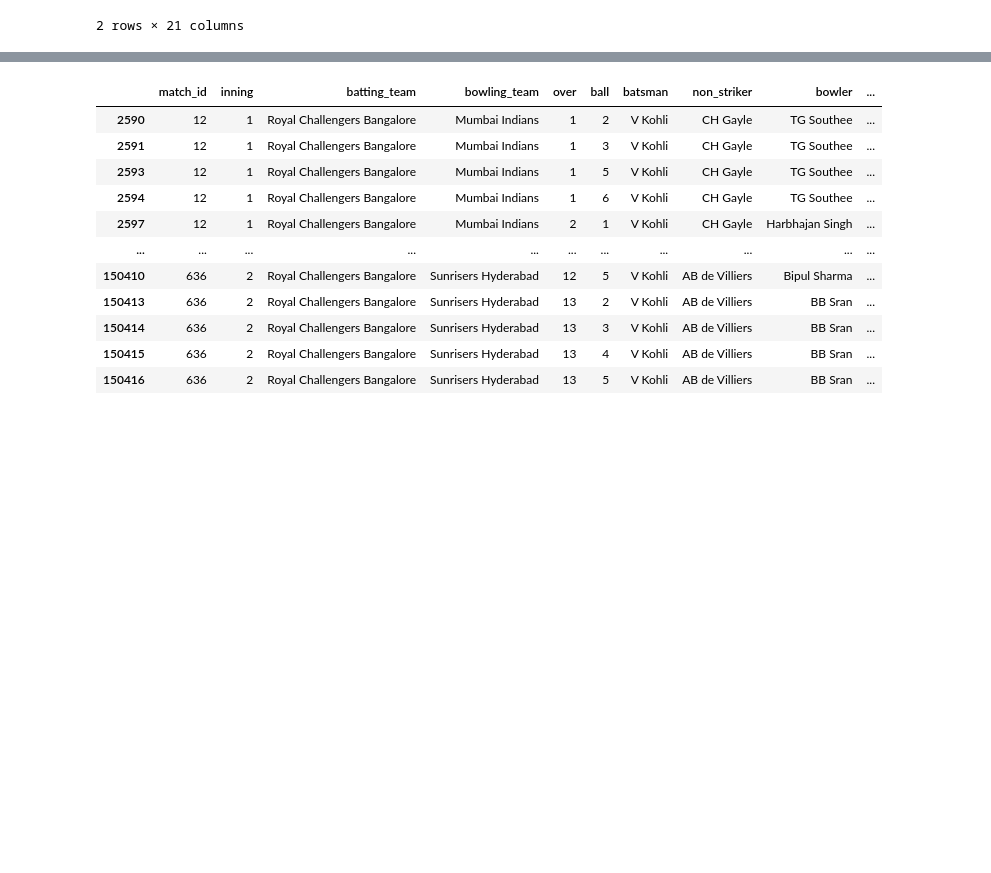
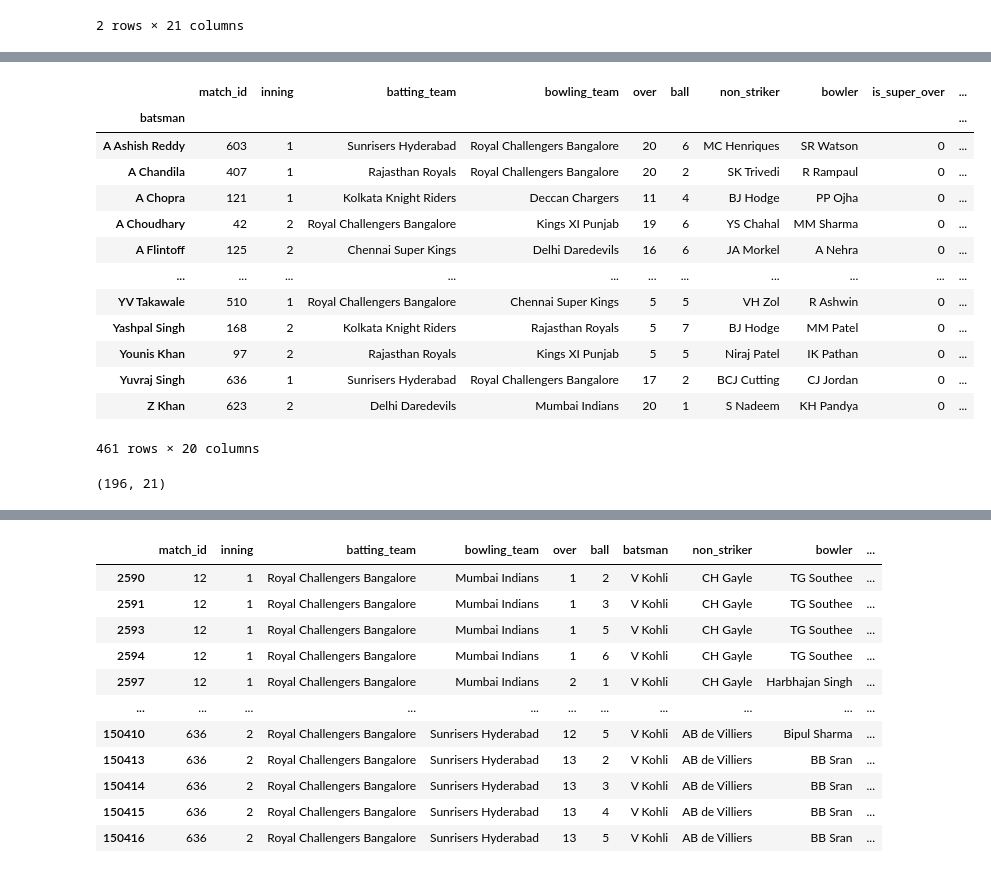
Before and after one commit to Uqbaahmad/Machinelearning_pt1, a Jupyter notebook: Numpy/pd_ipl_analysis.ipynb, the cells around one changed output, grey strips where cells are left out. Cells and saved outputs as stored; diff of their text form; code cells hidden in the pictures; blank space fills up the shorter version.

```diff
--- a/Numpy/pd_ipl_analysis.ipynb
+++ b/Numpy/pd_ipl_analysis.ipynb
@@ -536,0 +582,17 @@ delivery.head(2)
+# %%
+bat.last()
+# %% [output]
+|  | match_id | inning | batting_team | bowling_team | over | ball | non_striker | bowler | is_super_over | ... |
+| batsman |  |  |  |  |  |  |  |  |  | ... |
+| A Ashish Reddy | 603 | 1 | Sunrisers Hyderabad | Royal Challengers Bangalore | 20 | 6 | MC Henriques | SR Watson | 0 | ... |
+| A Chandila | 407 | 1 | Rajasthan Royals | Royal Challengers Bangalore | 20 | 2 | SK Trivedi | R Rampaul | 0 | ... |
+| A Chopra | 121 | 1 | Kolkata Knight Riders | Deccan Chargers | 11 | 4 | BJ Hodge | PP Ojha | 0 | ... |
+| A Choudhary | 42 | 2 | Royal Challengers Bangalore | Kings XI Punjab | 19 | 6 | YS Chahal | MM Sharma | 0 | ... |
+| A Flintoff | 125 | 2 | Chennai Super Kings | Delhi Daredevils | 16 | 6 | JA Morkel | A Nehra | 0 | ... |
+| ... | ... | ... | ... | ... | ... | ... | ... | ... | ... | ... |
+| YV Takawale | 510 | 1 | Royal Challengers Bangalore | Chennai Super Kings | 5 | 5 | VH Zol | R Ashwin | 0 | ... |
+| Yashpal Singh | 168 | 2 | Kolkata Knight Riders | Rajasthan Royals | 5 | 7 | BJ Hodge | MM Patel | 0 | ... |
+| Younis Khan | 97 | 2 | Rajasthan Royals | Kings XI Punjab | 5 | 5 | Niraj Patel | IK Pathan | 0 | ... |
+| Yuvraj Singh | 636 | 1 | Sunrisers Hyderabad | Royal Challengers Bangalore | 17 | 2 | BCJ Cutting | CJ Jordan | 0 | ... |
+| Z Khan | 623 | 2 | Delhi Daredevils | Mumbai Indians | 20 | 1 | S Nadeem | KH Pandya | 0 | ... |
+461 rows × 20 columns
@@ -536,0 +601,4 @@ delivery.head(2)
+# %%
+bat.get_group('A Ashish Reddy').shape
+# %% [output]
+(196, 21)
```
Also changed, not shown: parts of 18 cells of this notebook, 1 other file.
